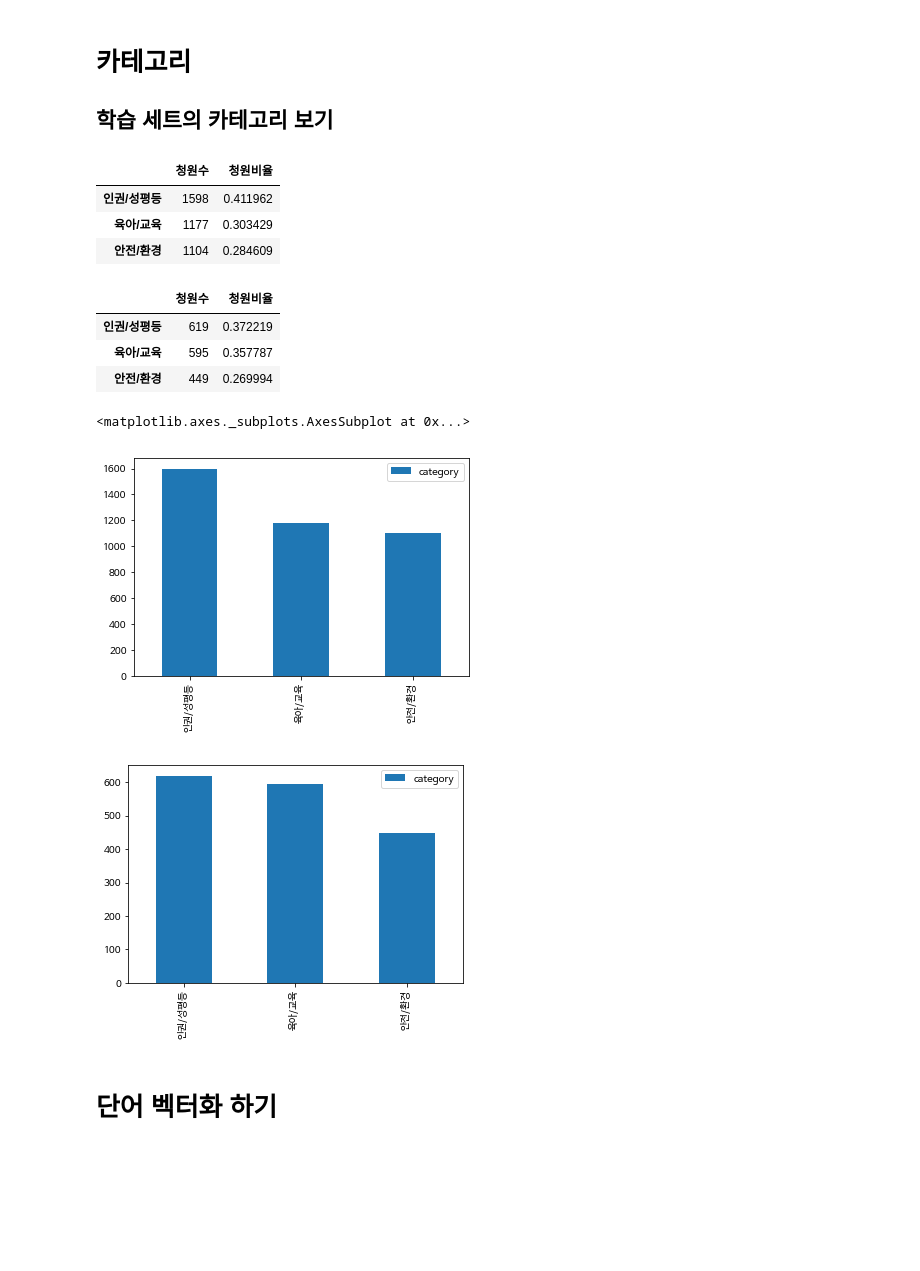
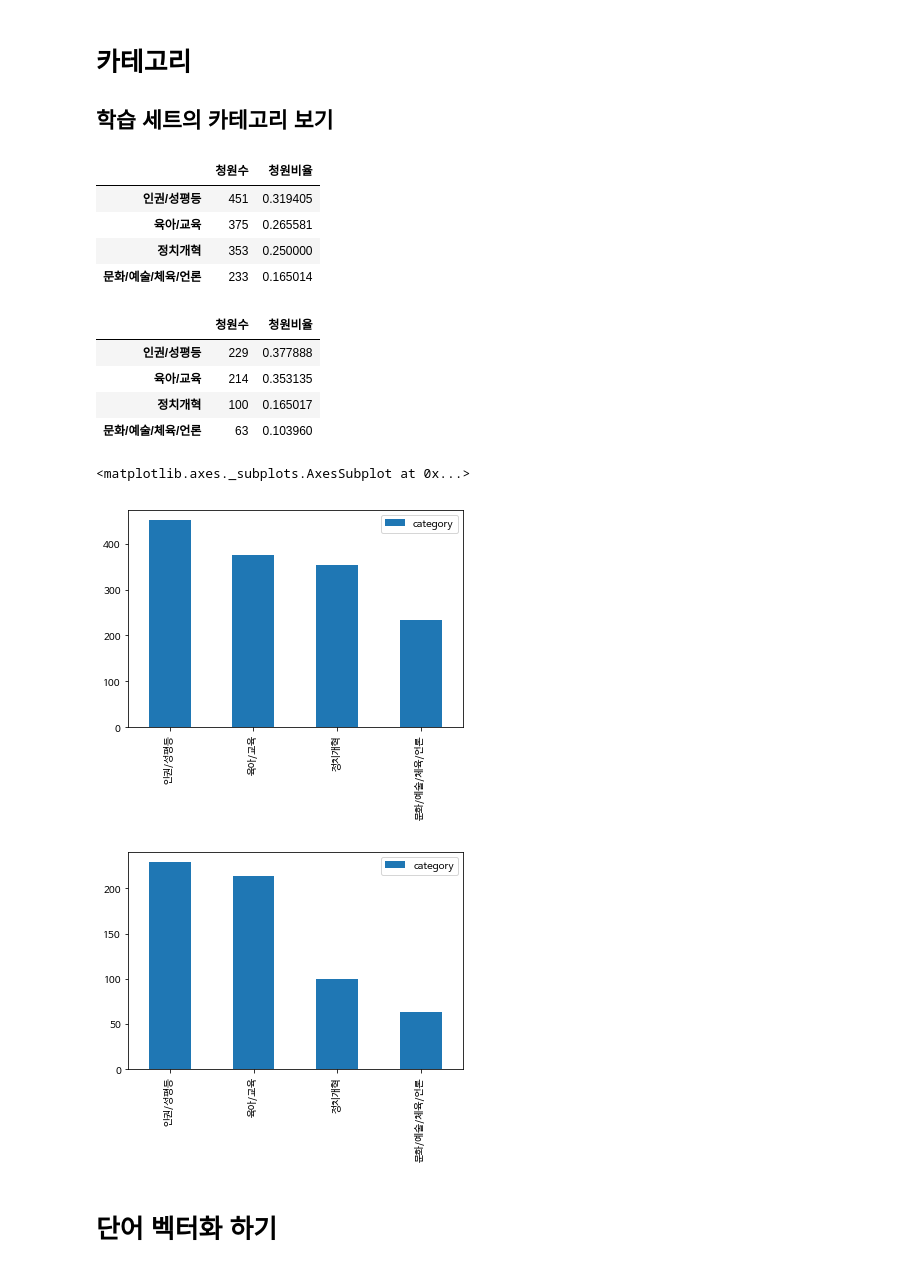
Before and after one commit to corazzon/petitionWrangling, a Jupyter notebook: 08-category-classification.ipynb, the cells around one changed output. Cells and saved outputs as stored; diff of their text form; code cells hidden in the pictures; blank space fills up the shorter version.

```diff
--- a/08-category-classification.ipynb
+++ b/08-category-classification.ipynb
@@ -43,7 +43,7 @@ petitions.describe()
 | 75% | 367937.250000 | 0.000000 | 1.500000e+01 |
 | max | 492043.000000 | 1.000000 | 1.192049e+06 |
 # %%
-# 전체 데이터 중 투표가 100건 이상인 데이터를 기준으로 가져옵니다.
-df = petitions.loc[(petitions['votes'] > 100)].copy()
+# 전체 데이터 중 투표가 500건 이상인 데이터를 기준으로 가져옵니다.
+df = petitions.loc[(petitions['votes'] > 500)].copy()
 df.shape
 # %% [output]
@@ -100,5 +100,10 @@ category_count.plot(kind='bar')
 # %%
-df = df[(df['category'] == '인권/성평등') | (df['category'] == '육아/교육') | (df['category'] == '안전/환경')]
+df = df[(df['category'] == '인권/성평등') |
+        (df['category'] == '육아/교육') |
+        (df['category'] == '문화/예술/체육/언론') |
+        (df['category'] == '정치개혁')]
+
+print(df.shape)
 category_count = df['category'].value_counts()
 category_count
 category_count.plot(kind='bar')
@@ -229,32 +235,36 @@ df_test.head()
 # %%
 df_train_category_value = pd.DataFrame(df_train['category'].value_counts())
 df_train_category_percent = pd.DataFrame(df_train['category'].value_counts(normalize=True))
-df_train_category= df_train_category_value.merge(df_train_category_percent, left_index=True, right_index=True)
+df_train_category= df_train_category_value.merge(df_train_category_percent,
+                                                 left_index=True, right_index=True)
 df_train_category.columns = ['청원수', '청원비율']
 df_train_category
 # %% [output]
 |  | 청원수 | 청원비율 |
-| 인권/성평등 | 1598 | 0.411962 |
-| 육아/교육 | 1177 | 0.303429 |
-| 안전/환경 | 1104 | 0.284609 |
+| 인권/성평등 | 451 | 0.319405 |
+| 육아/교육 | 375 | 0.265581 |
+| 정치개혁 | 353 | 0.250000 |
+| 문화/예술/체육/언론 | 233 | 0.165014 |
 # %%
 df_test_category_value = pd.DataFrame(df_test['category'].value_counts())
 df_test_category_percent = pd.DataFrame(df_test['category'].value_counts(normalize=True))
-df_test_category = df_test_category_value.merge(df_test_category_percent, left_index=True, right_index=True)
+df_test_category = df_test_category_value.merge(df_test_category_percent,
+                                                left_index=True, right_index=True)
 df_test_category.columns = ['청원수', '청원비율']
 df_test_category
 # %% [output]
 |  | 청원수 | 청원비율 |
-| 인권/성평등 | 619 | 0.372219 |
-| 육아/교육 | 595 | 0.357787 |
-| 안전/환경 | 449 | 0.269994 |
+| 인권/성평등 | 229 | 0.377888 |
+| 육아/교육 | 214 | 0.353135 |
+| 정치개혁 | 100 | 0.165017 |
+| 문화/예술/체육/언론 | 63 | 0.103960 |
 # %%
 df_train_category_value.plot(kind='bar')
 df_test_category_value.plot(kind='bar')
 # %% [output]
 <matplotlib.axes._subplots.AxesSubplot at 0x...>
-[figure, old version]
+[figure, new version]
-[figure, old version]
+[figure, new version]
 # %% [markdown]
 # 단어 벡터화 하기
 # %% [markdown]
```
Also changed, not shown: parts of 45 cells of this notebook.
